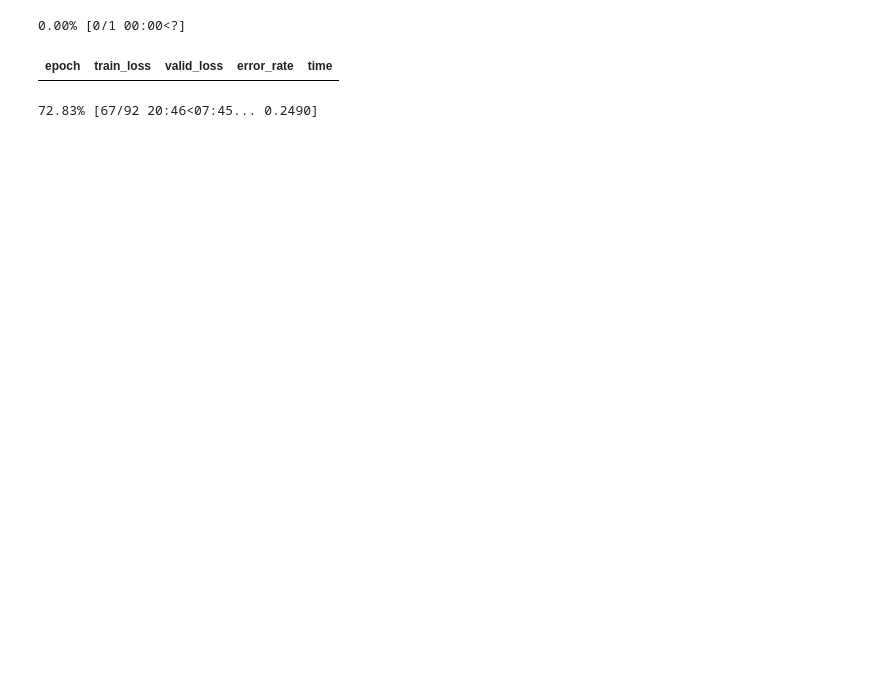
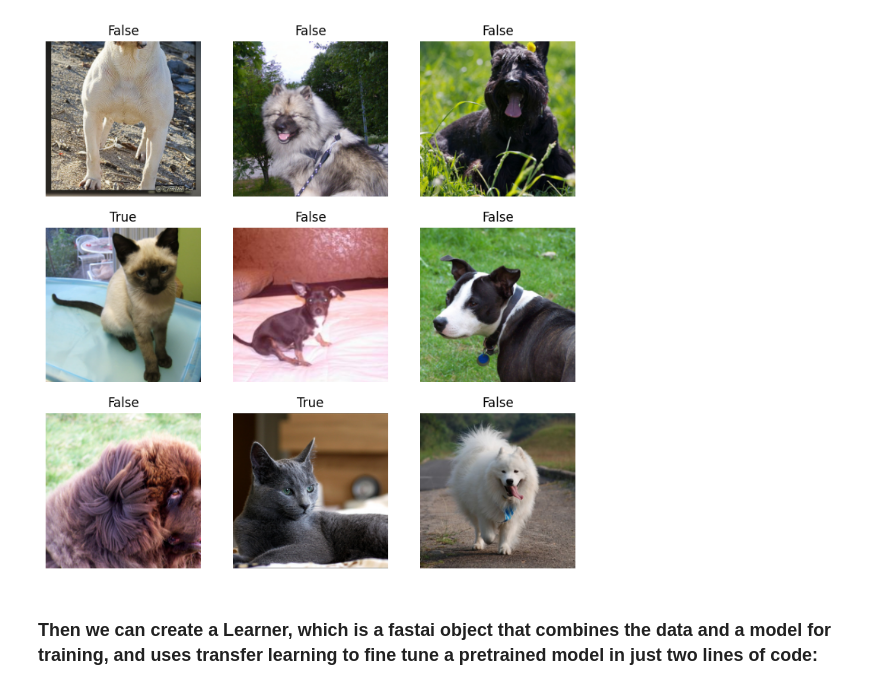
Before and after one commit to AwaisAli37405/Deep_Learning_with_fast_ai, a Jupyter notebook: Deep_Learning_fast_ai.ipynb, the cells around one changed output. Saved outputs shown, nothing was run; the diff lists cells and outputs as text; code cells hidden in the pictures; blank space fills up the shorter version.

```diff
--- a/Deep_Learning_fast_ai.ipynb
+++ b/Deep_Learning_fast_ai.ipynb
@@ -28,14 +35,10 @@ Requirement already satisfied: wrapt in /usr/local/lib/python3.12/dist-packages
 # %%
-path = untar_data(URLs.PETS)/'images'
-
-def is_cat(x): return x[0].isupper()
 dls = ImageDataLoaders.from_name_func(
     path, get_image_files(path), valid_pct=0.2, seed=42,
     label_func=is_cat, item_tfms=Resize(224))
-
-learn = vision_learner(dls, resnet34, metrics=error_rate)
-learn.fine_tune(1)
-# %% [output]
-0.00% [0/1 00:00<?]
-| epoch | train_loss | valid_loss | error_rate | time |
-72.83% [67/92 20:46<07:45... 0.2490]
+# %%
+dls.show_batch()
+# %% [output]
+[figure, added]
+# %% [markdown]
+### Then we can create a Learner, which is a fastai object that combines the data and a model for training, and uses transfer learning to fine tune a pretrained model in just two lines of code:
```
Also changed, not shown: parts of 13 cells of this notebook.
